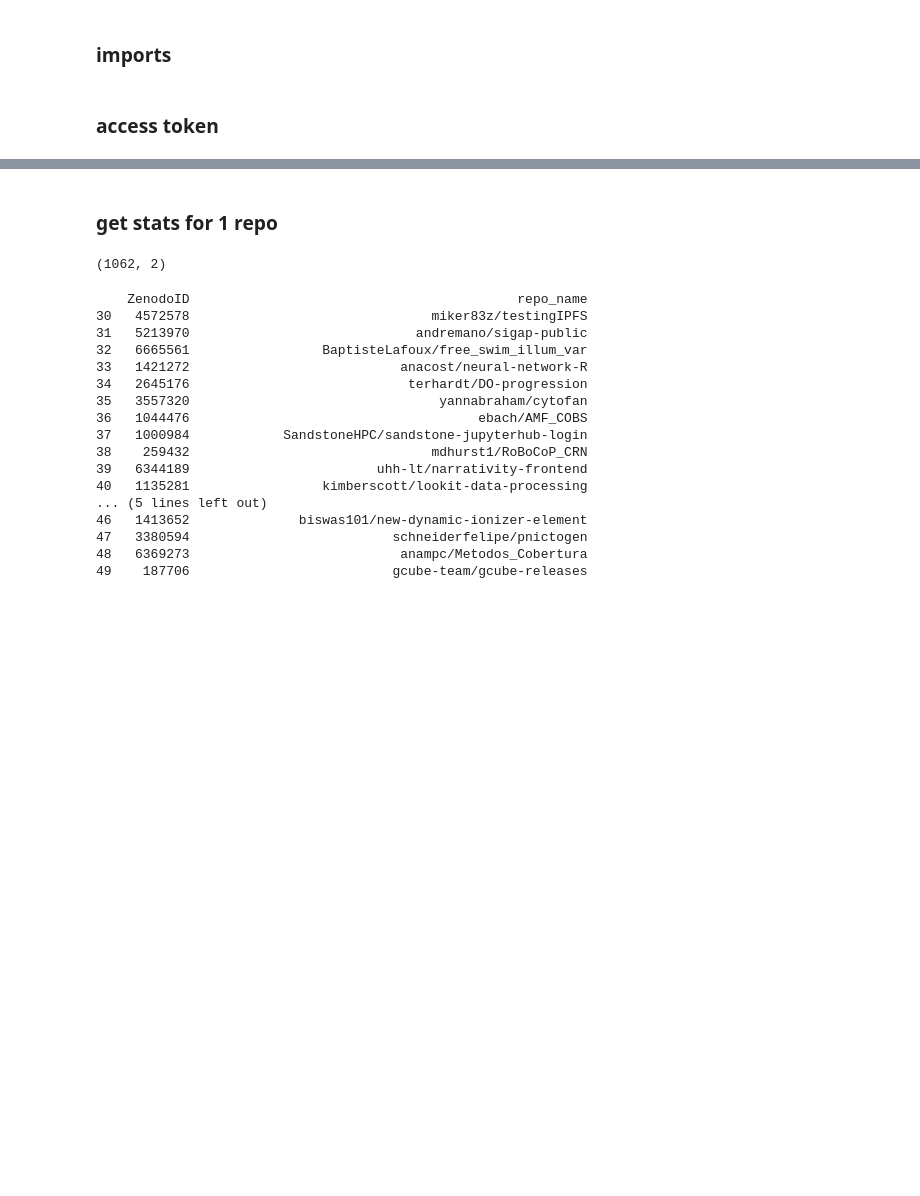
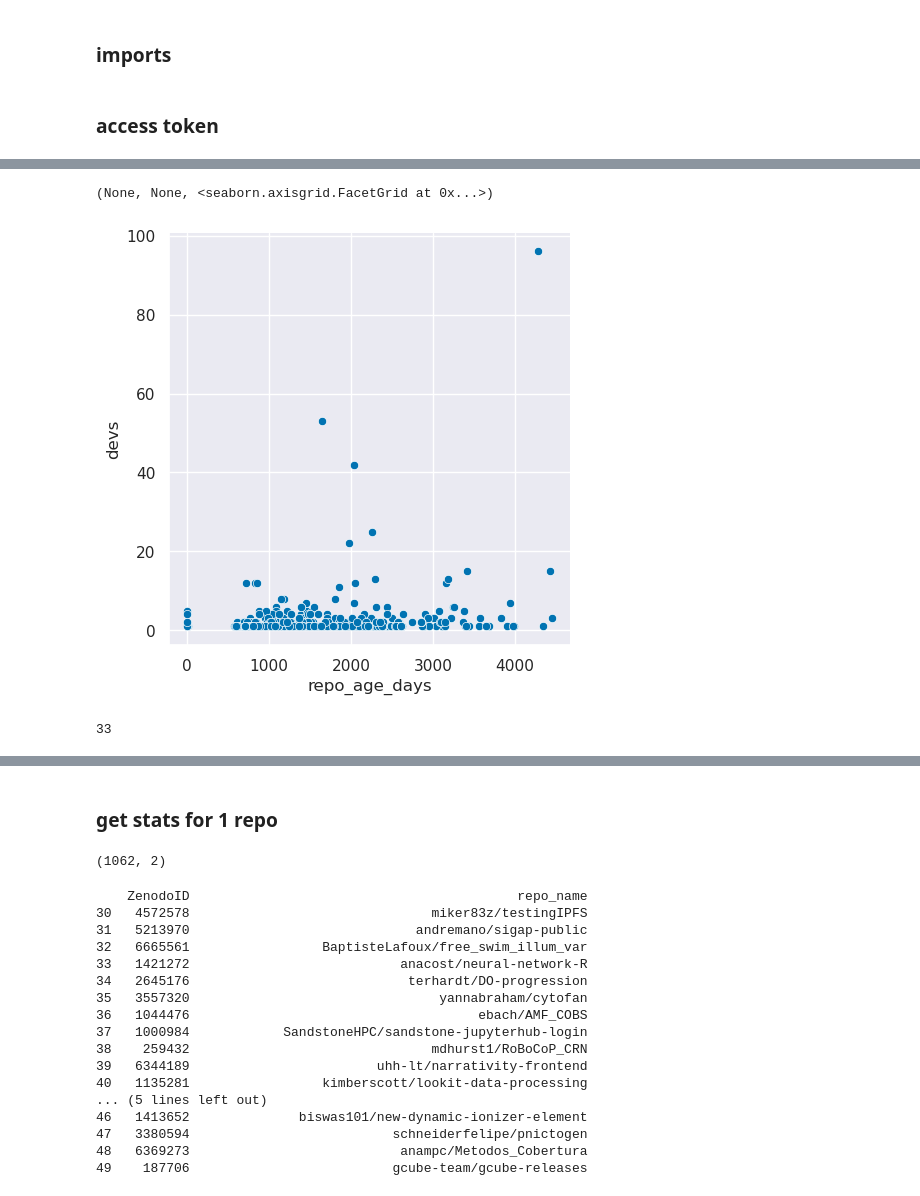
Before and after one commit to FlicAnderson/RSE-personas, a Jupyter notebook: githubanalysis/notebooks/Dev_Assignment.ipynb, the cells around one changed output, grey strips where cells are left out. Saved outputs shown, nothing was run; the diff lists cells and outputs as text; code cells hidden in the pictures; blank space fills up the shorter version.

Commit message:
adding exploratory plots with read-in data gh_stats

```diff
--- a/githubanalysis/notebooks/Dev_Assignment.ipynb
+++ b/githubanalysis/notebooks/Dev_Assignment.ipynb
@@ -38,0 +43,3 @@ headers = {f"Authorization: Bearer {gh_token}"}
+# %%
+total_stats = pd.read_csv("../../data/gh_stats_2024-02-08.csv", header=0)
+print(total_stats.head)
@@ -38,0 +74,4 @@ headers = {f"Authorization: Bearer {gh_token}"}
+# %%
+total_stats_200s = total_stats[total_stats['initial_HTTP_code'] == 200]
+
+total_stats_200s[['devs', 'repo_age_days']].describe()
@@ -38,0 +131,19 @@ headers = {f"Authorization: Bearer {gh_token}"}
+# %%
+# plot setup
+(sns.set_theme(),
+ sns.set_palette('colorblind'),
+ #plt.subplots(figsize=(8,8)),
+ sns.relplot(
+     data=total_stats_200s, x='repo_age_days', y='devs'
+ ),
+ #plt.xscale('log'),
+ #plt.yscale('log')
+)
+# %% [output]
+(None, None, <seaborn.axisgrid.FacetGrid at 0x...>)
+[figure, added]
+# %%
+len(total_stats_200s[total_stats_200s['total_commits_last_year'] >= 1].index)
+# 33 repos with more than 1 commit last year...
+# %% [output]
+33
```
Also changed, not shown: parts of 14 cells of this notebook.
